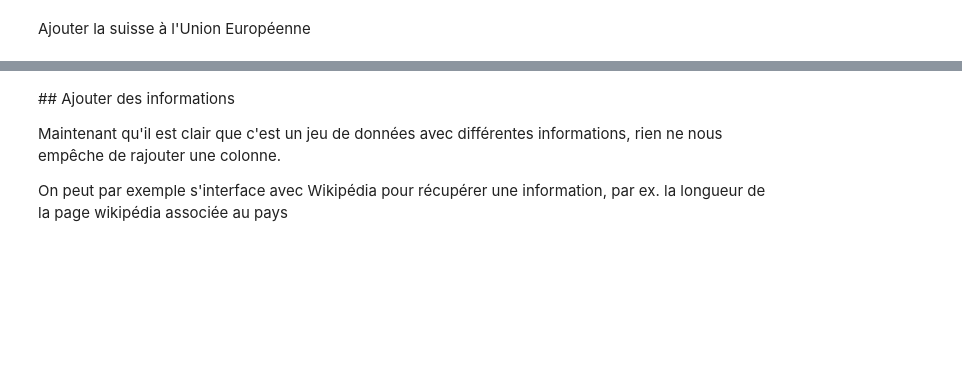
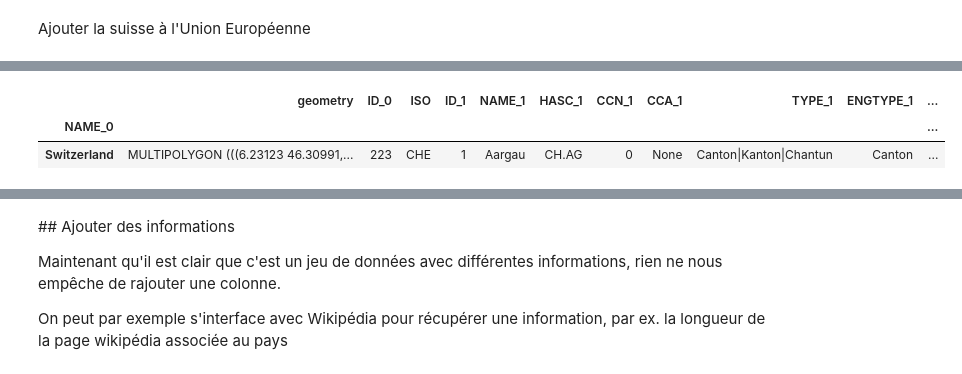
Before and after one commit to pyshs/Formation-UNIL-2021-printemps, a Jupyter notebook: Séance 6 - Données géographiques avec Pandas.ipynb, the cells around one changed output, grey strips where cells are left out. Cells and saved outputs as stored; diff of their text form; code cells hidden in the pictures; blank space fills up the shorter version.

```diff
--- a/Séance 6 - Données géographiques avec Pandas.ipynb
+++ b/Séance 6 - Données géographiques avec Pandas.ipynb
@@ -221,2 +249,8 @@ Ajouter la suisse à l'Union Européenne
+# %%
+suisse_p
+# %% [output]
+|  | geometry | ID_0 | ISO | ID_1 | NAME_1 | HASC_1 | CCN_1 | CCA_1 | TYPE_1 | ENGTYPE_1 | ... |
+| NAME_0 |  |  |  |  |  |  |  |  |  |  | ... |
+| Switzerland | MULTIPOLYGON (((6.23123 46.30991,... | 223 | CHE | 1 | Aargau | CH.AG | 0 | None | Canton|Kanton|Chantun | Canton | ... |
 # %%
 europe_mod = europe[["name","geometry"]].set_index("name")
```
Also changed, not shown: parts of 30 cells of this notebook.
